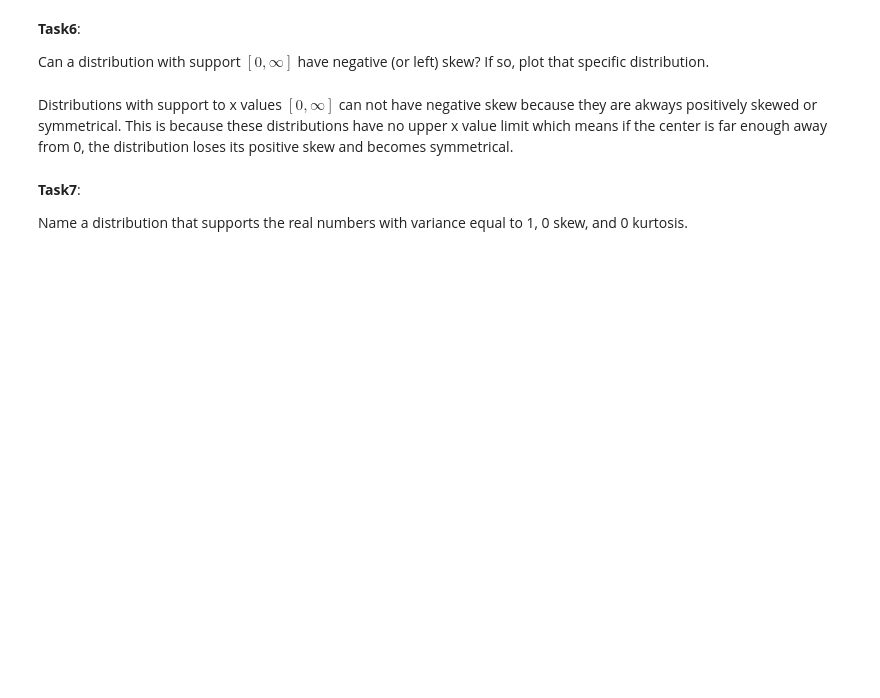
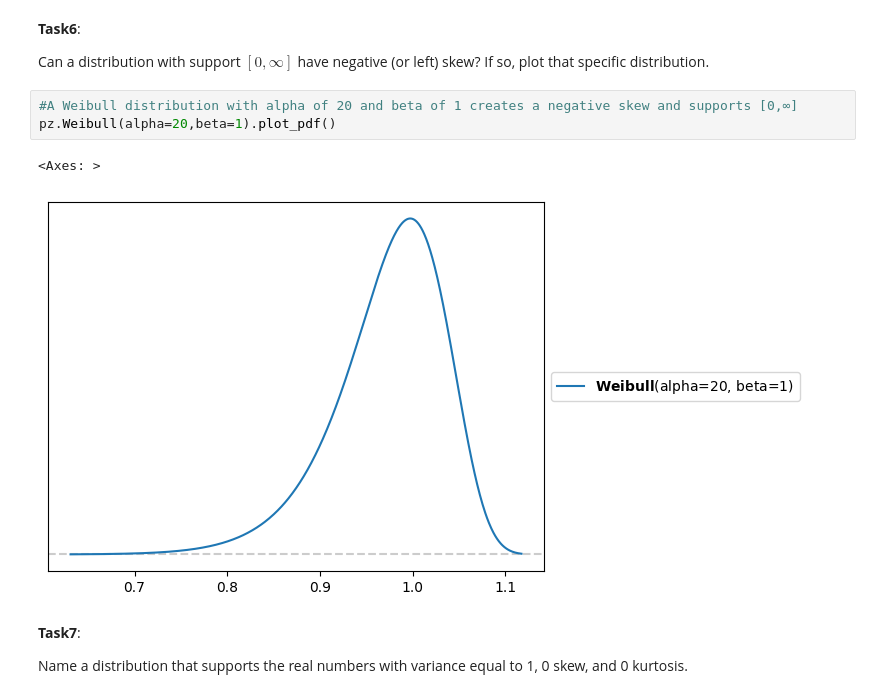
Before and after one commit to jettecampbell/data-science, a Jupyter notebook: Another_copy_of_Unit3ExercisesSF.ipynb, the cells around one changed output. Saved outputs shown, nothing was run; the diff lists cells and outputs as text; blank space fills up the shorter version.

```diff
--- a/Another_copy_of_Unit3ExercisesSF.ipynb
+++ b/Another_copy_of_Unit3ExercisesSF.ipynb
@@ -174,8 +174,12 @@ to infinity.
 **Task6**:
 
 Can a distribution with support $[0,∞]$ have negative (or left) skew? If so, plot that specific distribution.
-# %% [markdown]
-Distributions with support to x values  $[0,∞]$ can not have negative skew because they are akways positively skewed or symmetrical. This is because these distributions have no upper x value limit which means if the center is far enough away from 0, the distribution loses its positive skew and becomes symmetrical.
+# %%
+#A Weibull distribution with alpha of 20 and beta of 1 creates a negative skew and supports [0,∞]
+pz.Weibull(alpha=20,beta=1).plot_pdf()
+# %% [output]
+<Axes: >
+[figure, added]
 # %% [markdown]
 **Task7**:
 
```
